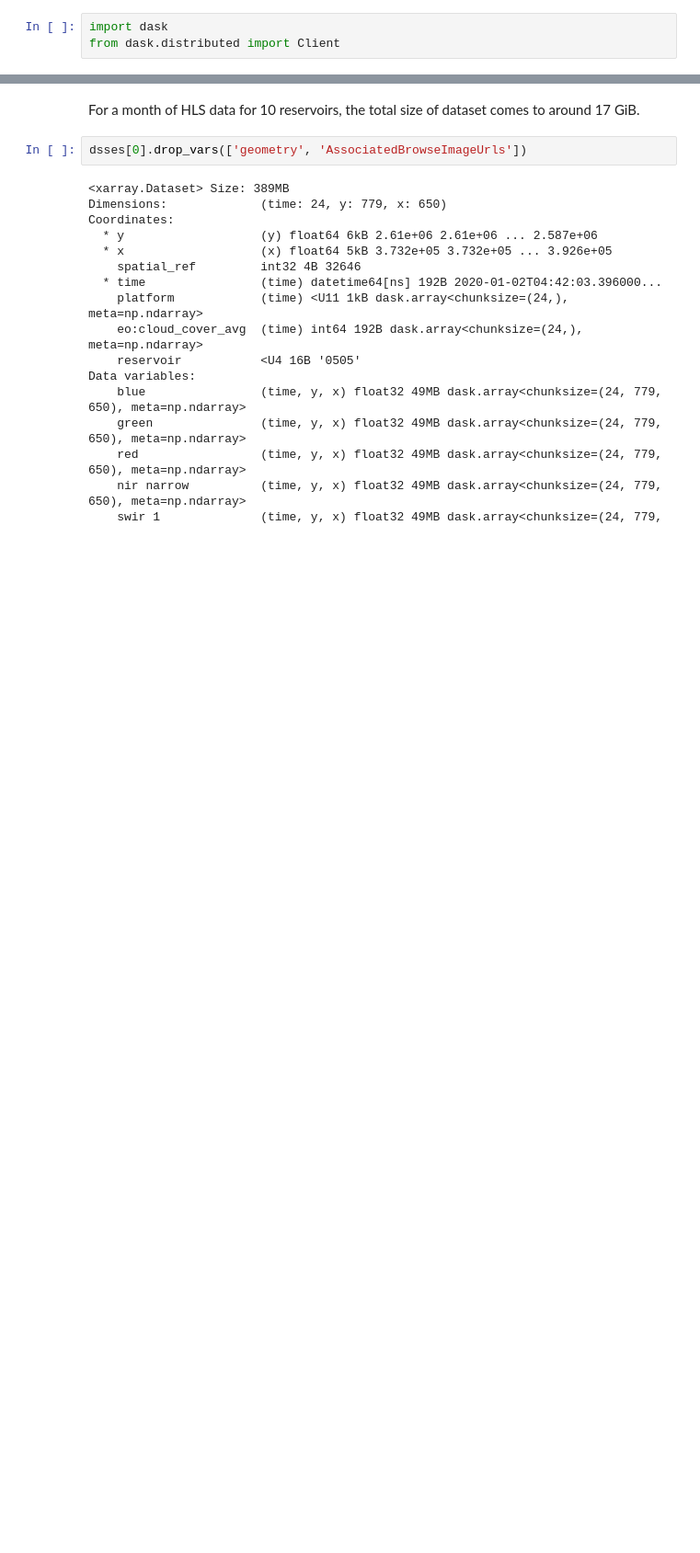
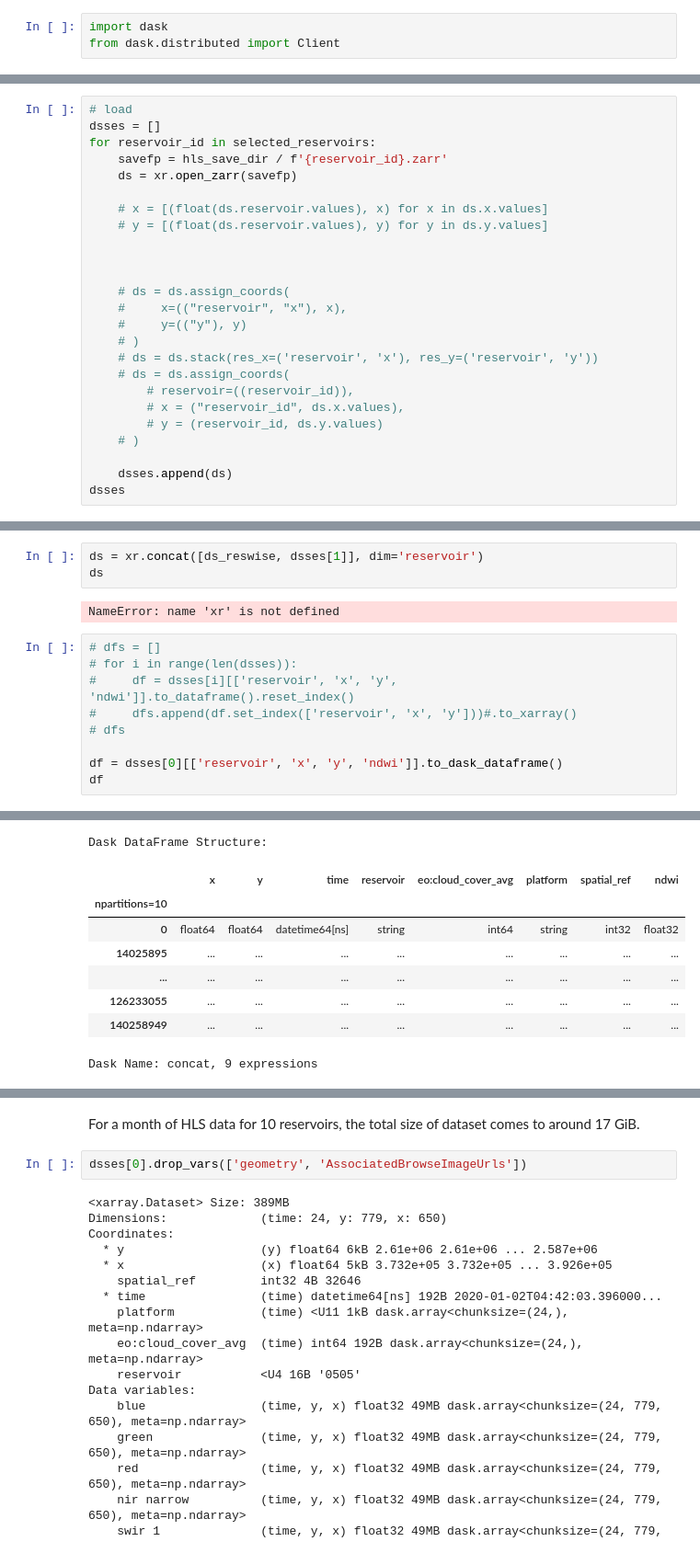
Before and after one commit to UW-SASWE/tmspp, a Jupyter notebook: notebooks/02.2-easysnowdata-hls.ipynb, the cells around one changed output, grey strips where cells are left out. Shown at 92% size. Saved outputs shown, nothing was run; the diff lists cells and outputs as text; blank space fills up the shorter version.

```diff
--- a/notebooks/02.2-easysnowdata-hls.ipynb
+++ b/notebooks/02.2-easysnowdata-hls.ipynb
@@ -313,0 +429,25 @@ futures
+# %%
+# load
+dsses = []
+for reservoir_id in selected_reservoirs:
+    savefp = hls_save_dir / f'{reservoir_id}.zarr'
+    ds = xr.open_zarr(savefp)
+
+    # x = [(float(ds.reservoir.values), x) for x in ds.x.values]
+    # y = [(float(ds.reservoir.values), y) for y in ds.y.values]
+
+
+
+    # ds = ds.assign_coords(
+    #     x=(("reservoir", "x"), x),
+    #     y=(("y"), y)
+    # )
+    # ds = ds.stack(res_x=('reservoir', 'x'), res_y=('reservoir', 'y'))
+    # ds = ds.assign_coords(
+        # reservoir=((reservoir_id)),
+        # x = ("reservoir_id", ds.x.values),
+        # y = (reservoir_id, ds.y.values)
+    # )
+
+    dsses.append(ds)
+dsses
@@ -313,0 +488,15 @@ futures
+# %%
+ds = xr.concat([ds_reswise, dsses[1]], dim='reservoir')
+ds
+# %% [output]
+NameError: name 'xr' is not defined
+# %%
+# dfs = []
+# for i in range(len(dsses)):
+#     df = dsses[i][['reservoir', 'x', 'y', 'ndwi']].to_dataframe().reset_index()
+#     dfs.append(df.set_index(['reservoir', 'x', 'y']))#.to_xarray()
+# dfs
+
+df = dsses[0][['reservoir', 'x', 'y', 'ndwi']].to_dask_dataframe()
+df
+# %% [output]
@@ -313,0 +521,9 @@ futures
+Dask DataFrame Structure:
+|  | x | y | time | reservoir | eo:cloud_cover_avg | platform | spatial_ref | ndwi |
+| npartitions=10 |  |  |  |  |  |  |  |  |
+| 0 | float64 | float64 | datetime64[ns] | string | int64 | string | int32 | float32 |
+| 14025895 | ... | ... | ... | ... | ... | ... | ... | ... |
+| ... | ... | ... | ... | ... | ... | ... | ... | ... |
+| 126233055 | ... | ... | ... | ... | ... | ... | ... | ... |
+| 140258949 | ... | ... | ... | ... | ... | ... | ... | ... |
+Dask Name: concat, 9 expressions
```
Also changed, not shown: parts of 22 cells of this notebook, 1 other file.
